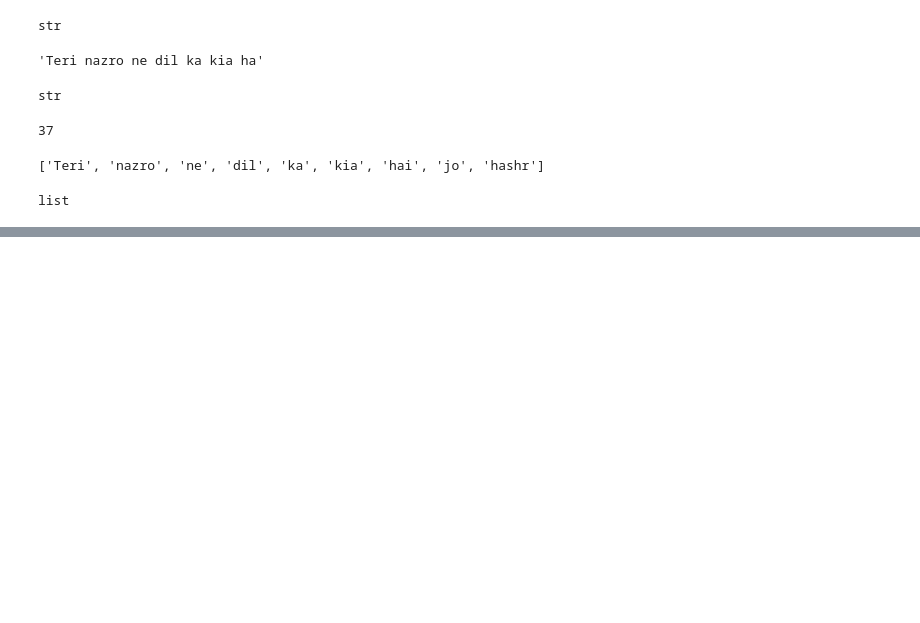
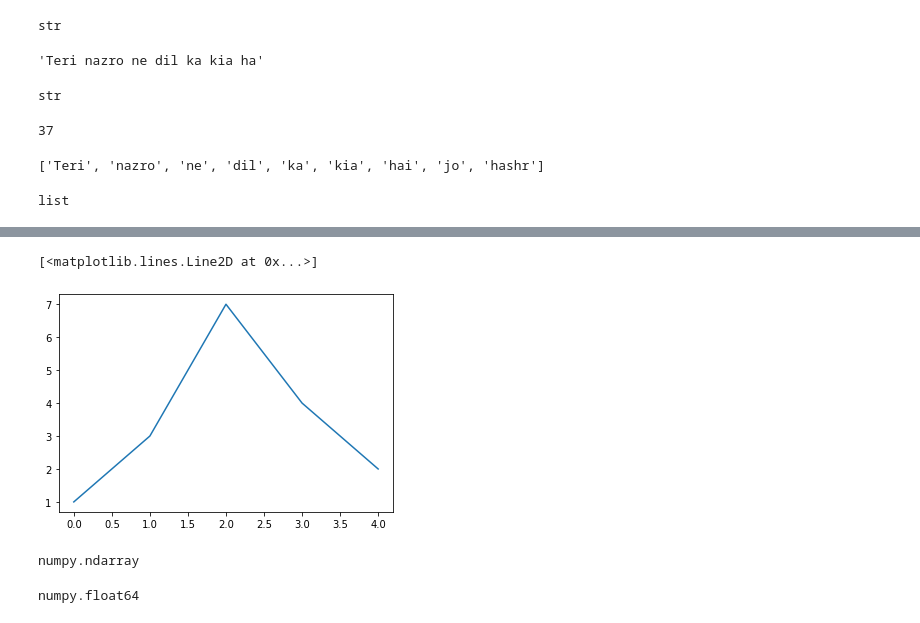
Before and after one commit to Samarth1410/Samarth, a Jupyter notebook: First_Experiment.ipynb, the cells around one changed output, grey strips where cells are left out. Saved outputs shown, nothing was run; the diff lists cells and outputs as text; code cells hidden in the pictures; blank space fills up the shorter version.

```diff
--- a/First_Experiment.ipynb
+++ b/First_Experiment.ipynb
@@ -206,0 +216,5 @@ dict
+# %%
+plt.plot([0,1,2,3,4], [1,3,7,4,2])
+# %% [output]
+[<matplotlib.lines.Line2D at 0x...>]
+[figure, added]
@@ -206,0 +223,9 @@ dict
+# %%
+array = np.array([1,2,3,4.4,5])
+type(array)
+# %% [output]
+numpy.ndarray
+# %%
+type(array[0])
+# %% [output]
+numpy.float64
```
Also changed, not shown: parts of 37 cells of this notebook.
